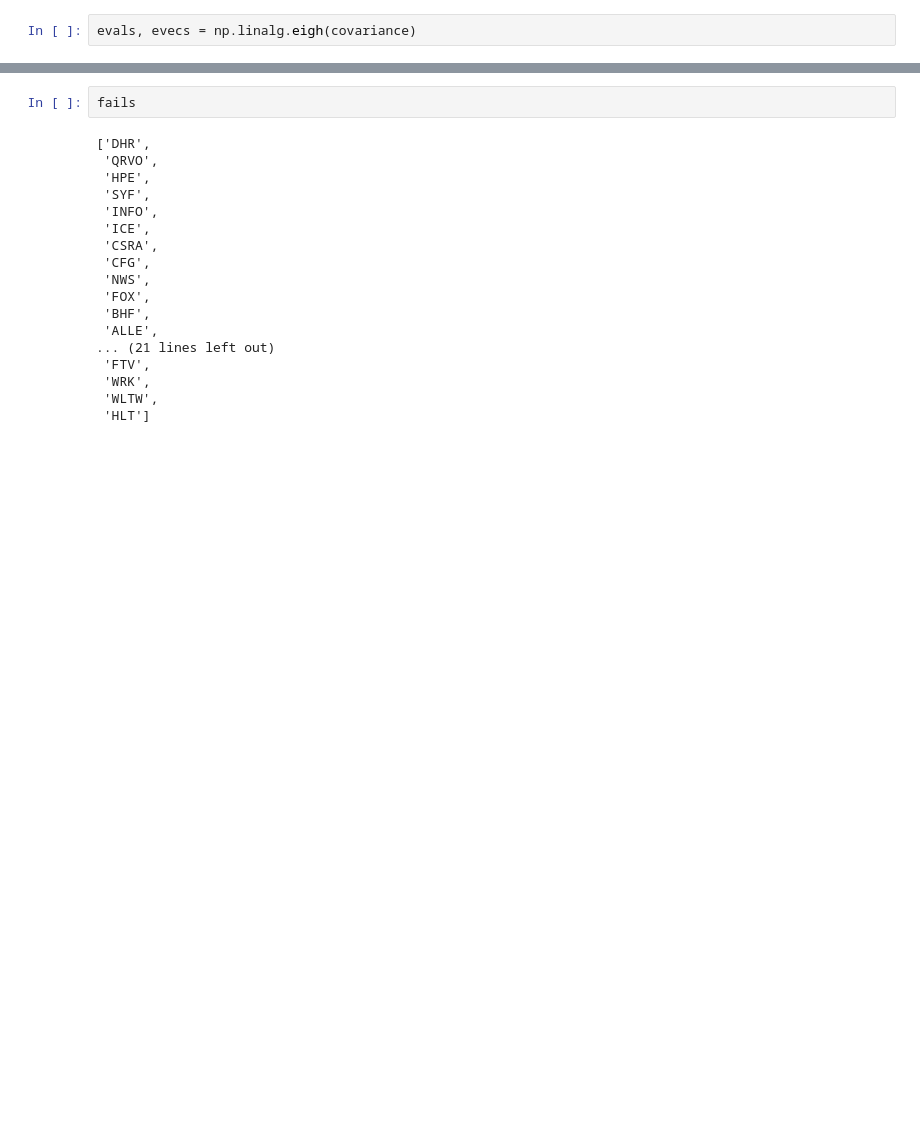
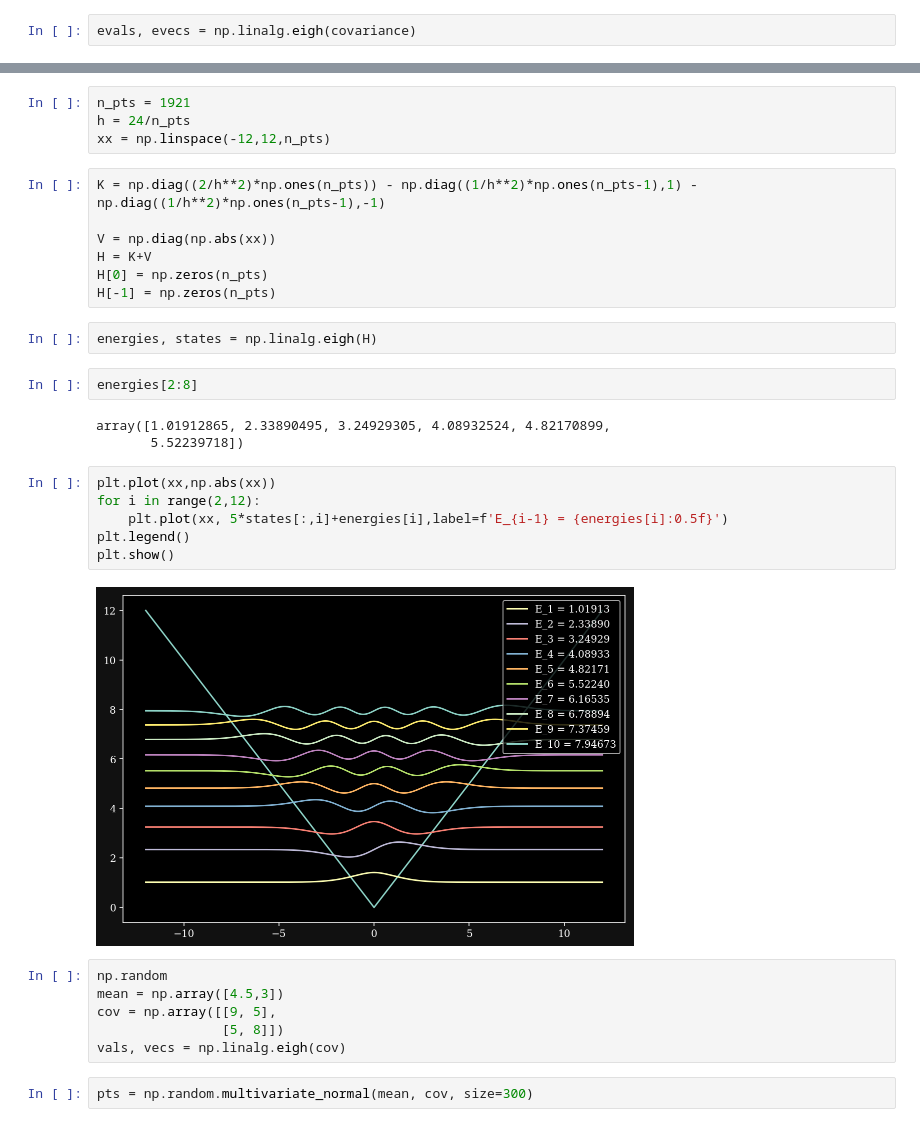
Before and after one commit to Hekstra-Lab/scientific-python-bootcamp, a Jupyter notebook: day3/stock_data_pca.ipynb, the cells around one changed output, grey strips where cells are left out. Drawn from its saved outputs; the diff is of its cells as text; blank space fills up the shorter version.

```diff
--- a/day3/stock_data_pca.ipynb
+++ b/day3/stock_data_pca.ipynb
@@ -91,20 +71,34 @@ array([-4.48927723e-16, -1.58497308e-16, -1.25604262e-16, -1.11934704e-16,
-# %%
-fails
-# %% [output]
-['DHR',
- 'QRVO',
- 'HPE',
- 'SYF',
- 'INFO',
- 'ICE',
- 'CSRA',
- 'CFG',
- 'NWS',
- 'FOX',
- 'BHF',
- 'ALLE',
-... (21 lines left out)
- 'FTV',
- 'WRK',
- 'WLTW',
- 'HLT']
+# %%
+n_pts = 1921
+h = 24/n_pts
+xx = np.linspace(-12,12,n_pts)
+# %%
+K = np.diag((2/h**2)*np.ones(n_pts)) - np.diag((1/h**2)*np.ones(n_pts-1),1) - np.diag((1/h**2)*np.ones(n_pts-1),-1)
+
+V = np.diag(np.abs(xx))
+H = K+V
+H[0] = np.zeros(n_pts)
+H[-1] = np.zeros(n_pts)
+# %%
+energies, states = np.linalg.eigh(H)
+# %%
+energies[2:8]
+# %% [output]
+array([1.01912865, 2.33890495, 3.24929305, 4.08932524, 4.82170899,
+       5.52239718])
+# %%
+plt.plot(xx,np.abs(xx))
+for i in range(2,12):
+    plt.plot(xx, 5*states[:,i]+energies[i],label=f'E_{i-1} = {energies[i]:0.5f}')
+plt.legend()
+plt.show()
+# %% [output]
+[figure, added]
+# %%
+np.random
+mean = np.array([4.5,3])
+cov = np.array([[9, 5],
+                [5, 8]])
+vals, vecs = np.linalg.eigh(cov)
+# %%
+pts = np.random.multivariate_normal(mean, cov, size=300)
```
Also changed, not shown: parts of 6 cells of this notebook.
